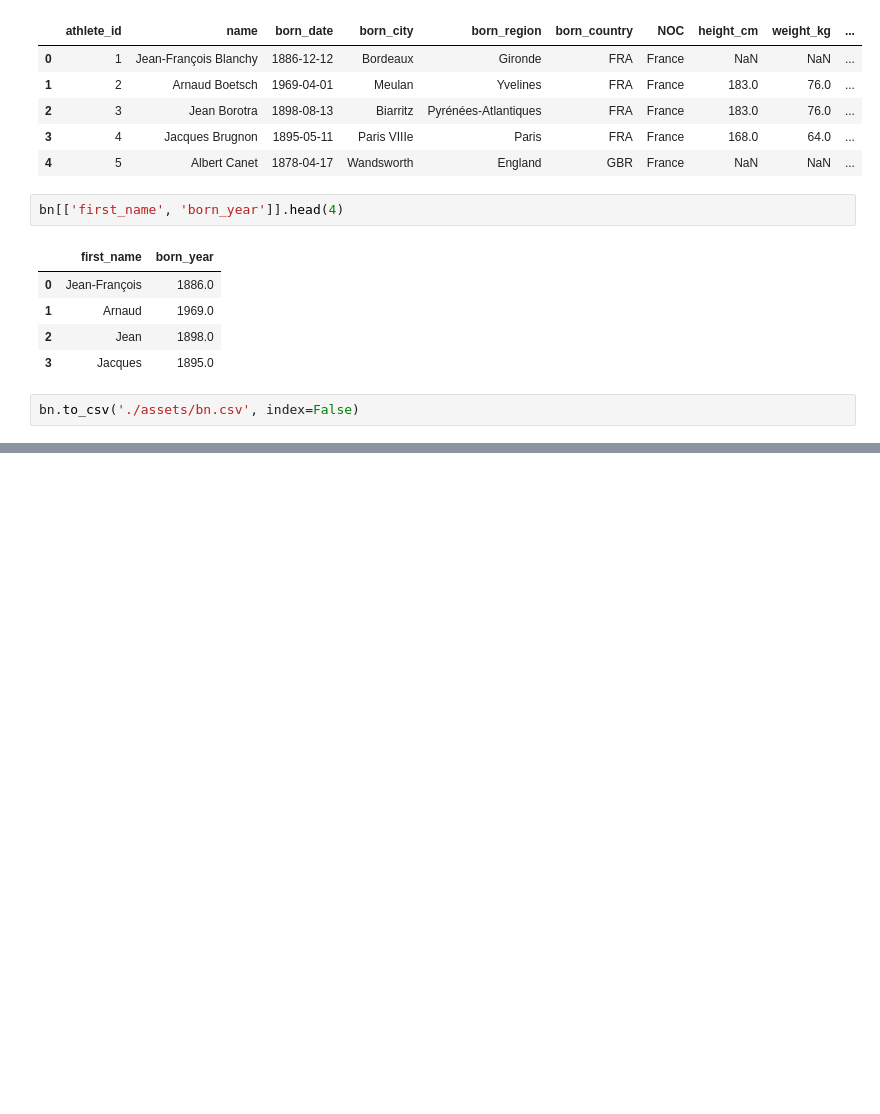
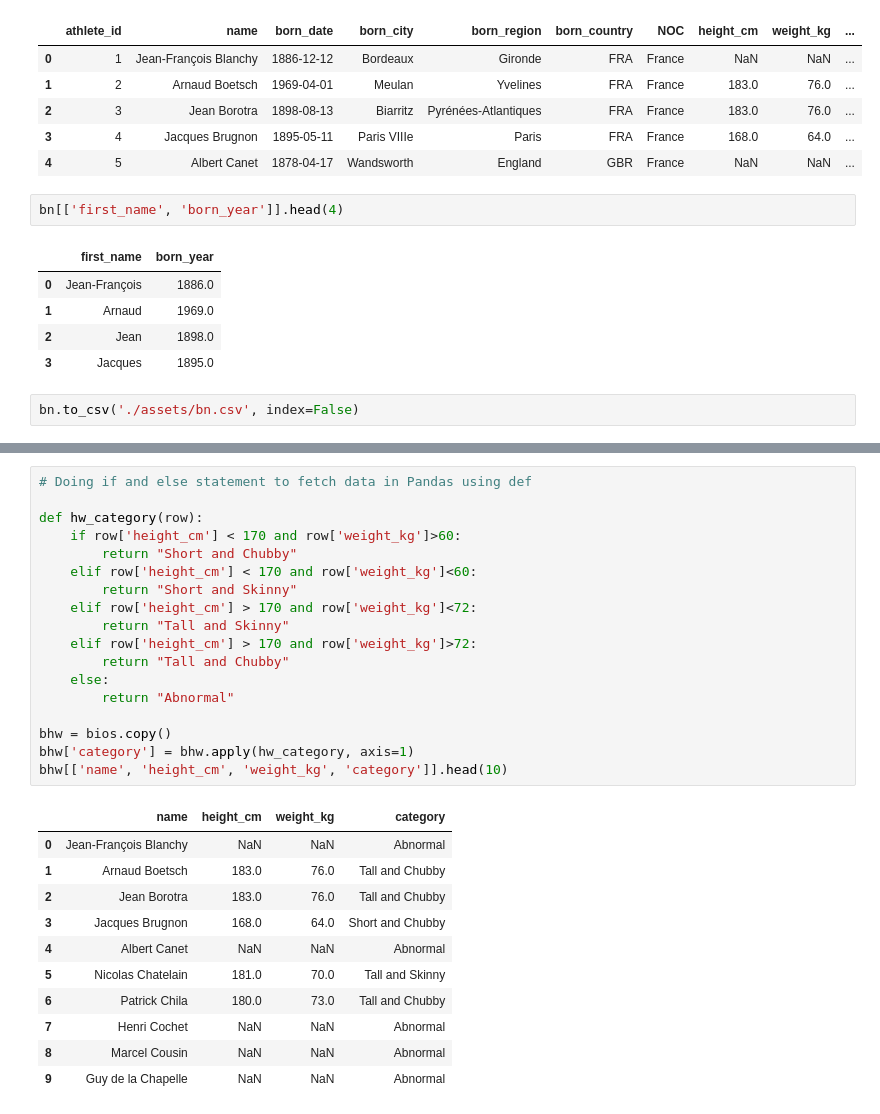
Before and after one commit to dev-paplix/pds-gx, a Jupyter notebook: Pandas.ipynb, the cells around one changed output, grey strips where cells are left out. Drawn from its saved outputs; the diff is of its cells as text; blank space fills up the shorter version.

Commit message:
Pandas, working with columns

```diff
--- a/Pandas.ipynb
+++ b/Pandas.ipynb
@@ -592,0 +615,30 @@ bn.to_csv('./assets/bn.csv', index=False)
+# %%
+# Doing if and else statement to fetch data in Pandas using def
+
+def hw_category(row):
+    if row['height_cm'] < 170 and row['weight_kg']>60:
+        return "Short and Chubby"
+    elif row['height_cm'] < 170 and row['weight_kg']<60:
+        return "Short and Skinny"
+    elif row['height_cm'] > 170 and row['weight_kg']<72:
+        return "Tall and Skinny"
+    elif row['height_cm'] > 170 and row['weight_kg']>72:
+        return "Tall and Chubby"
+    else:
+        return "Abnormal"
+
+bhw = bios.copy()
+bhw['category'] = bhw.apply(hw_category, axis=1)
+bhw[['name', 'height_cm', 'weight_kg', 'category']].head(10)
+# %% [output]
+|  | name | height_cm | weight_kg | category |
+| 0 | Jean-François Blanchy | NaN | NaN | Abnormal |
+| 1 | Arnaud Boetsch | 183.0 | 76.0 | Tall and Chubby |
+| 2 | Jean Borotra | 183.0 | 76.0 | Tall and Chubby |
+| 3 | Jacques Brugnon | 168.0 | 64.0 | Short and Chubby |
+| 4 | Albert Canet | NaN | NaN | Abnormal |
+| 5 | Nicolas Chatelain | 181.0 | 70.0 | Tall and Skinny |
+| 6 | Patrick Chila | 180.0 | 73.0 | Tall and Chubby |
+| 7 | Henri Cochet | NaN | NaN | Abnormal |
+| 8 | Marcel Cousin | NaN | NaN | Abnormal |
+| 9 | Guy de la Chapelle | NaN | NaN | Abnormal |
```
Also changed, not shown: parts of 2 cells of this notebook.
